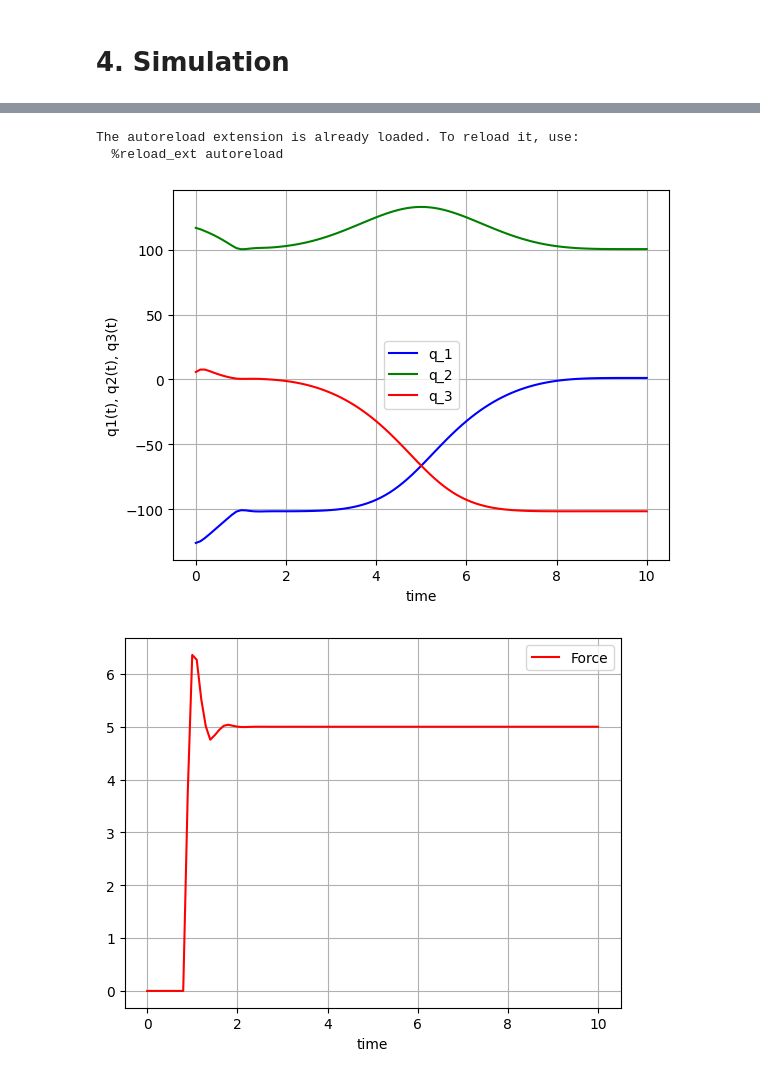
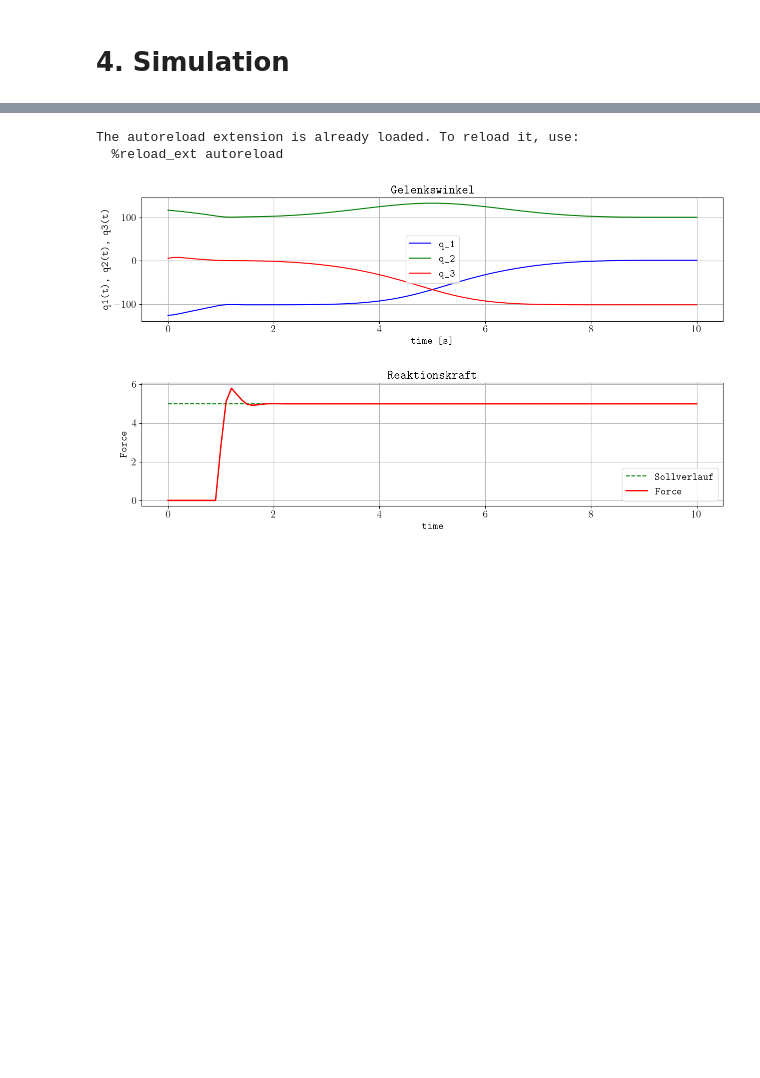
Before and after one commit to StefanKauf/RoCtr, a Jupyter notebook: Projekt_3R/Projekt_3R.ipynb, the cells around one changed output, grey strips where cells are left out. Saved outputs shown, nothing was run; the diff lists cells and outputs as text; code cells hidden in the pictures; blank space fills up the shorter version.

```diff
--- a/Projekt_3R/Projekt_3R.ipynb
+++ b/Projekt_3R/Projekt_3R.ipynb
@@ -295,62 +301,75 @@ class Controller:
     # Positionsregelung
     self.w     =  np.array([2, 20])                                  # Reglerverstärung für jedes Gelenk
     self.ctr   = 'multivariable'                                     # Auswahl Reglertyp
-    self.k0    = np.array([[self.w[0]**2, 0],[0, self.w[1]**2]])
-    self.k1    = np.array([[2*self.w[0], 0],[0, 2*self.w[1]]])
+    self.k0    = np.diag(np.array([self.w[0]**2,self.w[1]**2]))      # Reglerverstärkung
+    self.k1    = np.diag(np.array([self.w[0]*2,self.w[1]*2]))        # Reglerverstärkung
     self.ax    = u                                                   # u = [y,phi, yd, phid, ydd, phidd]
     # Kraftregelung
-    self.kf     = 100                                                  # Federkonstante
+    self.kf     = 100                                                 # Federkonstante
     self.xw     = 1                                                   # x-Position bei der die äußere Kraft beginnen soll
-    self.kb     = 10                                                   # Reglerverstärkung bf
-    self.kd     = 1                                                 # Reglerverstärung
+    self.kb     = 12                                                  # Reglerverstärkung bf
+    self.kd     = 1                                                   # Reglerverstärung
     self.fsoll  = 5                                                   # Anpressdruck
-    self.fq     = 0
-    self.fx     = 0
+    self.fx     = 0                                                   # Momentane externe Kraft
     # Allgemein
-    self.u     = [0,0,0]
+    self.u     = [0,0,0]                                              # manuelle Vorgabe für den Eingang
     self.t     = t_sim
 
 
 ## Trajektorienplanung im Arbeitsraum
-# Define the input vector
 ax1 = flat_output(t_stop,t_sim,3,y[0],y[1])
 ax2 = flat_output(t_stop,t_sim,3,phi[0],phi[1])
-
 
 ax= np.vstack((ax1[0,:],ax2[0,:],ax1[1,:],ax2[1,:],ax1[2,:],ax2[2,:]))
 
 controller = Controller(ax,t_sim)
+
 
 #Wrapper für rechte Seite der Differentialgleichung
 rhs=lambda t,x:model_nlin(t,x,controller)
 
 solOde = solve_ivp(rhs,                  #zu simulierendes Modell
                     [t_start,t_stop],    #Zeitspanne für Simulation
                     x0,                  #Anfangszustand
                     t_eval=t_sim,        #Auswertungszeitpunkte
                     atol=1e-9,rtol=1e-6  #Toleranzen
                     )
 
 
-plt.plot(solOde.t, solOde.y[0]*180/np.pi, 'b', label='q_1')
-plt.plot(solOde.t, solOde.y[1]*180/np.pi, 'g', label='q_2')
-plt.plot(solOde.t, solOde.y[2]*180/np.pi, 'r', label='q_3')
-plt.legend(loc='best')
-plt.xlabel('time')
-plt.ylabel('q1(t), q2(t), q3(t)')
-plt.grid()
+
+
+''' PLOT '''
+plt.rcParams.update({
+    "text.usetex": True,
+    "font.family": "monospace",
+    "font.monospace": 'Computer Modern Typewriter',
+    "font.size": 15.0
+})
+fig, (ax1, ax2) = plt.subplots(2, 1)
+fig.subplots_adjust(hspace=0.5)
+fig.set_size_inches(15,8)
+ax1.set_title('Gelenkswinkel')
+ax1.plot(solOde.t, solOde.y[0]*180/np.pi, 'b', label='q_1')
+ax1.plot(solOde.t, solOde.y[1]*180/np.pi, 'g', label='q_2')
+ax1.plot(solOde.t, solOde.y[2]*180/np.pi, 'r', label='q_3')
+ax1.legend(loc='best')
+ax1.set_xlabel('time [s]')
+ax1.set_ylabel('q1(t), q2(t), q3(t)')
+ax1.grid()
+
+
+ax2.set_title('Reaktionskraft')
+ax2.plot(solOde.t, np.ones(len(solOde.t))*controller.fsoll, 'g',linestyle='--', label='Sollverlauf')
+ax2.plot(solOde.t, solOde.y[9], 'r',linewidth='2',  label='Force')
+ax2.legend(loc='best')
+ax2.set_ylabel('Force')
+ax2.set_xlabel('time')
+ax2.grid()
 plt.show()
-
-plt.plot(solOde.t, solOde.y[9], 'r', label='Force')
-plt.legend(loc='best')
-plt.xlabel('time')
-plt.grid()
-plt.show()
 # %% [output]
 The autoreload extension is already loaded. To reload it, use:
   %reload_ext autoreload
-[figure, old version]
+[figure, new version]
-[figure, removed]
 # %%
 anim.plot(solOde.y[0],solOde.y[1],solOde.y[2],dt)
 # %% [output]
```
Also changed, not shown: parts of 7 cells of this notebook, 2 other files.
